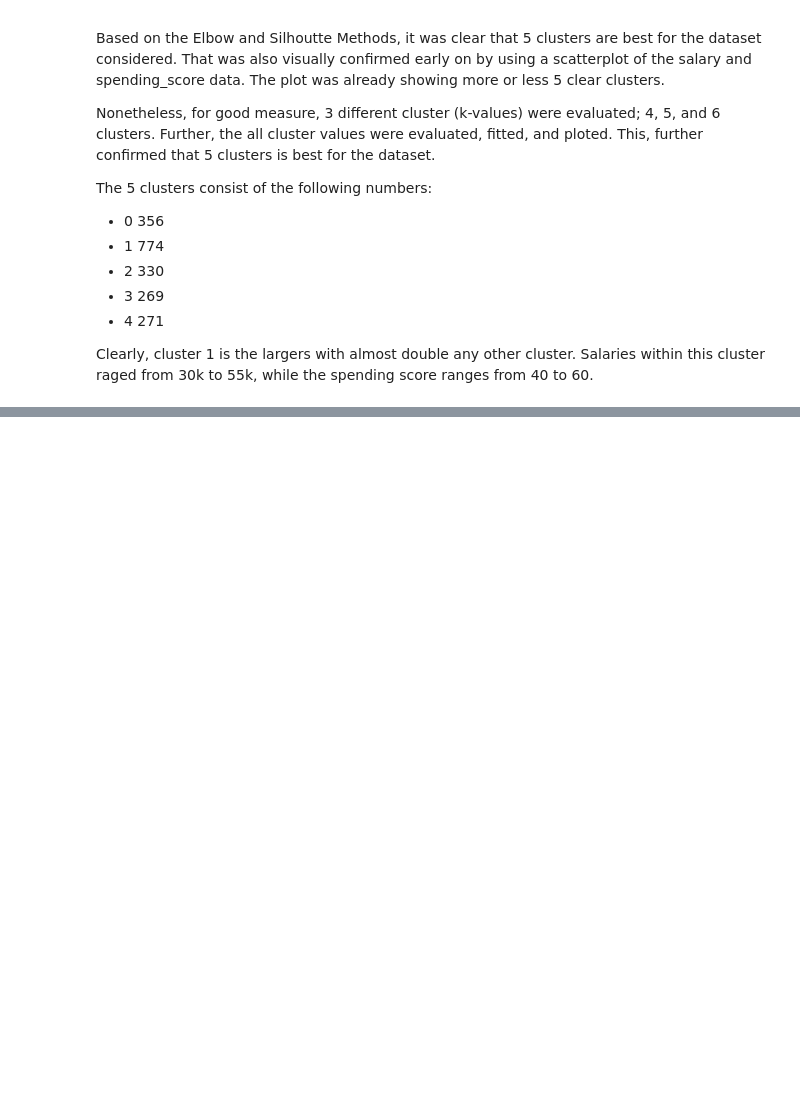
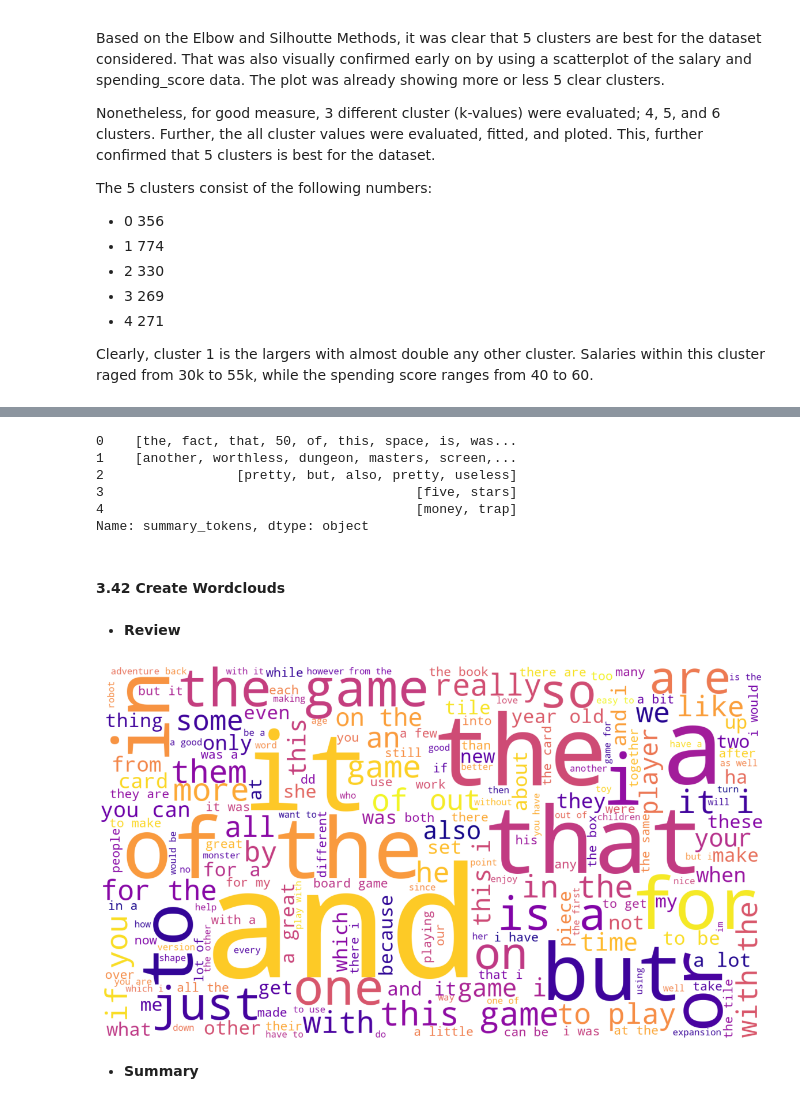
Before and after one commit to rabuhassan/LSE_DA301_Assignment_Turtle_Games, a Jupyter notebook: LSE_DA301_assignment_JupyterNotebook_Rachid_Abu-Hassan.ipynb, the cells around one changed output, grey strips where cells are left out. Drawn from its saved outputs; the diff is of its cells as text; code cells hidden in the pictures; blank space fills up the shorter version.

```diff
--- a/LSE_DA301_assignment_JupyterNotebook_Rachid_Abu-Hassan.ipynb
+++ b/LSE_DA301_assignment_JupyterNotebook_Rachid_Abu-Hassan.ipynb
@@ -768,0 +993,6 @@ Clearly, cluster 1 is the largers with almost double any other cluster. Salaries
+# %%
+# Tokenise the words in review.
+df4['review_tokens'] = df4['review'].apply(word_tokenize)
+
+# Preview data.
+df4['review_tokens'].head()
@@ -768,0 +1008,46 @@ Clearly, cluster 1 is the largers with almost double any other cluster. Salaries
+# %%
+# Tokenise the words in review.
+df4['summary_tokens'] = df4['summary'].apply(word_tokenize)
+
+# Preview data.
+df4['summary_tokens'].head()
+# %% [output]
+0    [the, fact, that, 50, of, this, space, is, was...
+1    [another, worthless, dungeon, masters, screen,...
+2                 [pretty, but, also, pretty, useless]
+3                                        [five, stars]
+4                                        [money, trap]
+Name: summary_tokens, dtype: object
+# %% [markdown]
+#### 3.42 Create Wordclouds
+# %% [markdown]
+* **Review**
+# %%
+# String all the reviews together in a single variable.
+# Create an empty string variable.
+all_reviews = ''
+for i in range(df4.shape[0]):
+    # Add each review comment.
+    all_reviews = all_reviews + df4['review'][i]
+# %%
+# Set the colour palette.
+sns.set(color_codes=True)
+
+# Create a WordCloud object.
+review_word_cloud = WordCloud(width = 1600, height = 900,
+                              background_color ='white',
+                              colormap = 'plasma',
+                              stopwords = 'none',
+                              min_font_size = 10).generate(all_reviews)
+# %%
+# Plot the Reivew WordCloud image.
+plt.figure(figsize = (16, 9), facecolor = None)
+plt.imshow(review_word_cloud)
+plt.axis("off")
+plt.tight_layout(pad = 0)
+plt.savefig('review_w_stopwords.png')
+plt.show()
+# %% [output]
+[figure, added]
+# %% [markdown]
+* **Summary**
```
Also changed, not shown: parts of 89 cells of this notebook, 9 other files.
